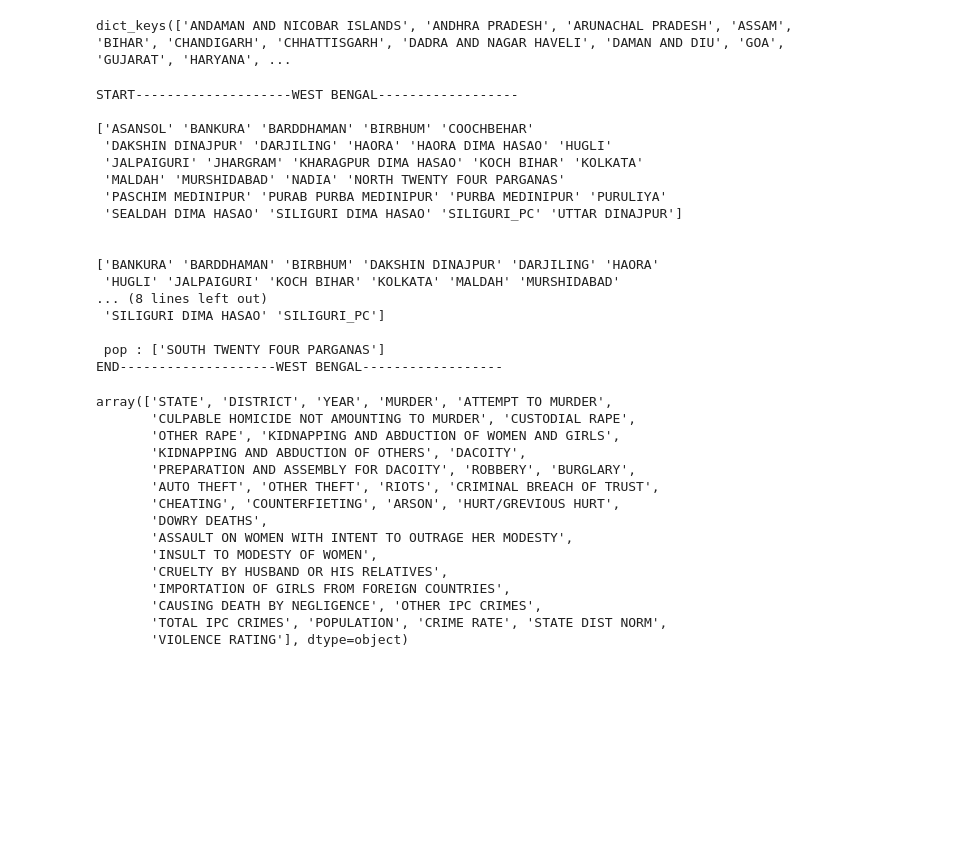
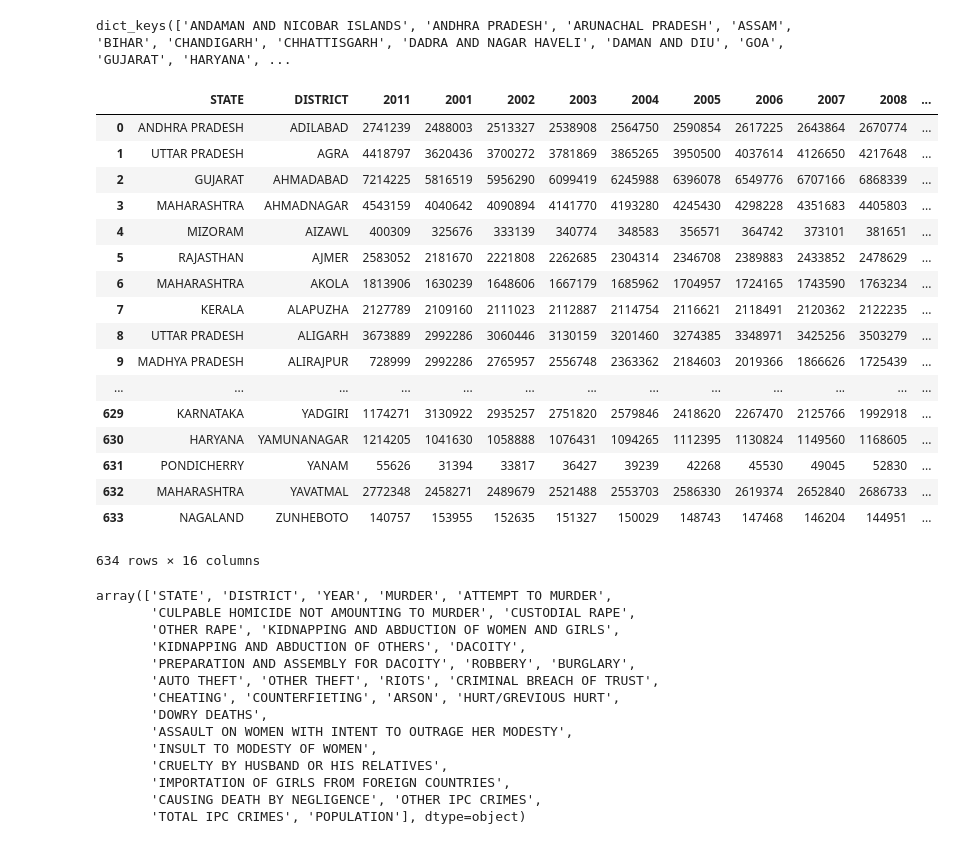
Before and after one commit to smarotka/Disruptive-Event-Predictor, a Jupyter notebook: crime_dataset_prep.ipynb, the cells around one changed output. Saved outputs shown, nothing was run; the diff lists cells and outputs as text; code cells hidden in the pictures; blank space fills up the shorter version.

```diff
--- a/crime_dataset_prep.ipynb
+++ b/crime_dataset_prep.ipynb
@@ -107,47 +107,6 @@ ds_gpstate.groups.keys()
 #  'UTTARAKHAND', 'WEST BENGAL']
 # %% [output]
 dict_keys(['ANDAMAN AND NICOBAR ISLANDS', 'ANDHRA PRADESH', 'ARUNACHAL PRADESH', 'ASSAM', 'BIHAR', 'CHANDIGARH', 'CHHATTISGARH', 'DADRA AND NAGAR HAVELI', 'DAMAN AND DIU', 'GOA', 'GUJARAT', 'HARYANA', ...
-# %%
-# for m in ds_gpstate.groups.keys():
-#     ds_dist = np.unique(ds_gpstate.get_group(m)['DISTRICT'])
-#     pop_dist = np.unique(pop_gpstate.get_group(m)['District name'])
-#     print("------------------\n")
-#     print(ds_dist)
-#     print(pop_dist)
-#     print("\n------------------\n")
-
-# for m in ds_gpstate.groups.keys():
-m = 'WEST BENGAL'
-ds_dist = np.unique(ds_gpstate.get_group(m)['DISTRICT'])
-pop_dist = np.unique(pop_gpstate.get_group(m)['DISTRICT'])
-print(f"START--------------------{m}------------------\n")
-print(ds_dist)
-print("\n")
-print(pop_dist)
-print("\n------------------\n")
-uninon = np.union1d(ds_dist,pop_dist)
-intersection = np.intersect1d(ds_dist,pop_dist)
-fltr = np.setdiff1d(uninon,intersection)
-ds_dist =  np.intersect1d(ds_dist,fltr)
-pop_dist =  np.intersect1d(pop_dist,fltr)
-print(f"ds: {ds_dist}\n\n pop : {pop_dist}")#{fltr}
-print(f"END--------------------{m}------------------\n")
-# %% [output]
-START--------------------WEST BENGAL------------------
-
-['ASANSOL' 'BANKURA' 'BARDDHAMAN' 'BIRBHUM' 'COOCHBEHAR'
- 'DAKSHIN DINAJPUR' 'DARJILING' 'HAORA' 'HAORA DIMA HASAO' 'HUGLI'
- 'JALPAIGURI' 'JHARGRAM' 'KHARAGPUR DIMA HASAO' 'KOCH BIHAR' 'KOLKATA'
- 'MALDAH' 'MURSHIDABAD' 'NADIA' 'NORTH TWENTY FOUR PARGANAS'
- 'PASCHIM MEDINIPUR' 'PURAB PURBA MEDINIPUR' 'PURBA MEDINIPUR' 'PURULIYA'
- 'SEALDAH DIMA HASAO' 'SILIGURI DIMA HASAO' 'SILIGURI_PC' 'UTTAR DINAJPUR']
-
-
-['BANKURA' 'BARDDHAMAN' 'BIRBHUM' 'DAKSHIN DINAJPUR' 'DARJILING' 'HAORA'
- 'HUGLI' 'JALPAIGURI' 'KOCH BIHAR' 'KOLKATA' 'MALDAH' 'MURSHIDABAD'
-... (8 lines left out)
- 'SILIGURI DIMA HASAO' 'SILIGURI_PC']
-
- pop : ['SOUTH TWENTY FOUR PARGANAS']
-END--------------------WEST BENGAL------------------
+# %%
+pop_ds = pop_ds.drop(columns=['% Change in population','% increase per year'])
 # %%
@@ -155,8 +114,29 @@ pop_tran = pd.melt(pop_ds, id_vars=["STATE", "DISTRICT"], var_name="YEAR", value
 pop_tran.to_excel("Population_transpose.xlsx")
 pop_tran = pd.read_excel("Population_transpose.xlsx")
+# %%
+pop_ds
+# %% [output]
+|  | STATE | DISTRICT | 2011 | 2001 | 2002 | 2003 | 2004 | 2005 | 2006 | 2007 | 2008 | ... |
+| 0 | ANDHRA PRADESH | ADILABAD | 2741239 | 2488003 | 2513327 | 2538908 | 2564750 | 2590854 | 2617225 | 2643864 | 2670774 | ... |
+| 1 | UTTAR PRADESH | AGRA | 4418797 | 3620436 | 3700272 | 3781869 | 3865265 | 3950500 | 4037614 | 4126650 | 4217648 | ... |
+| 2 | GUJARAT | AHMADABAD | 7214225 | 5816519 | 5956290 | 6099419 | 6245988 | 6396078 | 6549776 | 6707166 | 6868339 | ... |
+| 3 | MAHARASHTRA | AHMADNAGAR | 4543159 | 4040642 | 4090894 | 4141770 | 4193280 | 4245430 | 4298228 | 4351683 | 4405803 | ... |
+| 4 | MIZORAM | AIZAWL | 400309 | 325676 | 333139 | 340774 | 348583 | 356571 | 364742 | 373101 | 381651 | ... |
+| 5 | RAJASTHAN | AJMER | 2583052 | 2181670 | 2221808 | 2262685 | 2304314 | 2346708 | 2389883 | 2433852 | 2478629 | ... |
+| 6 | MAHARASHTRA | AKOLA | 1813906 | 1630239 | 1648606 | 1667179 | 1685962 | 1704957 | 1724165 | 1743590 | 1763234 | ... |
+| 7 | KERALA | ALAPUZHA | 2127789 | 2109160 | 2111023 | 2112887 | 2114754 | 2116621 | 2118491 | 2120362 | 2122235 | ... |
+| 8 | UTTAR PRADESH | ALIGARH | 3673889 | 2992286 | 3060446 | 3130159 | 3201460 | 3274385 | 3348971 | 3425256 | 3503279 | ... |
+| 9 | MADHYA PRADESH | ALIRAJPUR | 728999 | 2992286 | 2765957 | 2556748 | 2363362 | 2184603 | 2019366 | 1866626 | 1725439 | ... |
+| ... | ... | ... | ... | ... | ... | ... | ... | ... | ... | ... | ... | ... |
+| 629 | KARNATAKA | YADGIRI | 1174271 | 3130922 | 2935257 | 2751820 | 2579846 | 2418620 | 2267470 | 2125766 | 1992918 | ... |
+| 630 | HARYANA | YAMUNANAGAR | 1214205 | 1041630 | 1058888 | 1076431 | 1094265 | 1112395 | 1130824 | 1149560 | 1168605 | ... |
+| 631 | PONDICHERRY | YANAM | 55626 | 31394 | 33817 | 36427 | 39239 | 42268 | 45530 | 49045 | 52830 | ... |
+| 632 | MAHARASHTRA | YAVATMAL | 2772348 | 2458271 | 2489679 | 2521488 | 2553703 | 2586330 | 2619374 | 2652840 | 2686733 | ... |
+| 633 | NAGALAND | ZUNHEBOTO | 140757 | 153955 | 152635 | 151327 | 150029 | 148743 | 147468 | 146204 | 144951 | ... |
+634 rows × 16 columns
 # %%
-# final_data = pd.merge(ds_crime,pop_tran,how='left',on=['STATE','DISTRICT','YEAR'])
-# final_data.to_excel("final_dataset.xlsx")
+final_data = pd.merge(ds_crime,pop_tran,how='left',on=['STATE','DISTRICT','YEAR'])
+final_data.to_excel("final_dataset.xlsx")
 crime_dataset = pd.read_excel("final_dataset.xlsx")
 crime_dataset.columns.values
 # %% [output]
@@ -173,8 +153,7 @@ array(['STATE', 'DISTRICT', 'YEAR', 'MURDER', 'ATTEMPT TO MURDER',
        'CRUELTY BY HUSBAND OR HIS RELATIVES',
        'IMPORTATION OF GIRLS FROM FOREIGN COUNTRIES',
        'CAUSING DEATH BY NEGLIGENCE', 'OTHER IPC CRIMES',
-       'TOTAL IPC CRIMES', 'POPULATION', 'CRIME RATE', 'STATE DIST NORM',
-       'VIOLENCE RATING'], dtype=object)
+       'TOTAL IPC CRIMES', 'POPULATION'], dtype=object)
 # %%
 #crime rate
 crime_dataset["CRIME RATE"] = (crime_dataset['TOTAL IPC CRIMES'] / crime_dataset['POPULATION']) * 100000
```
Also changed, not shown: parts of 7 cells of this notebook, 5 other files.
